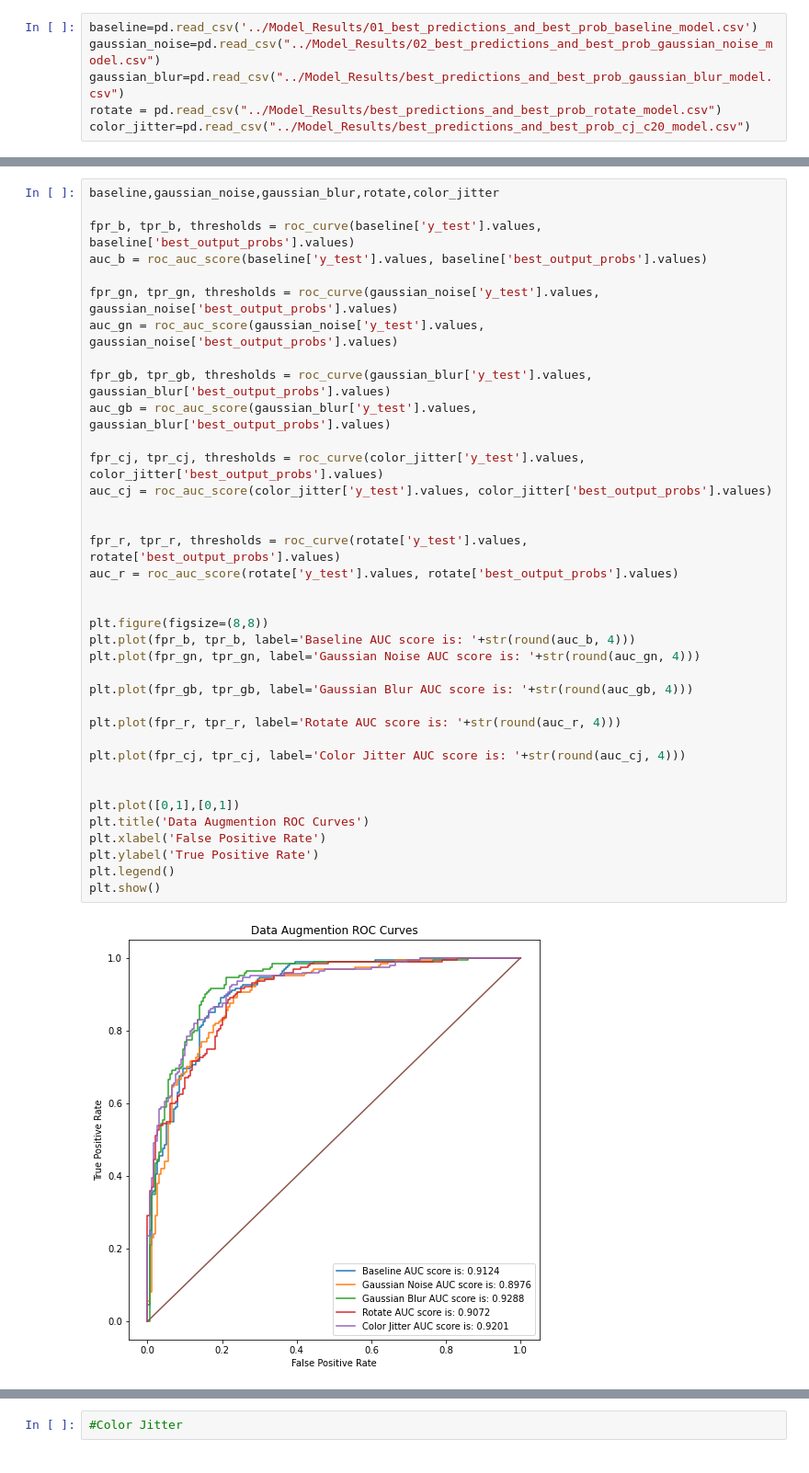
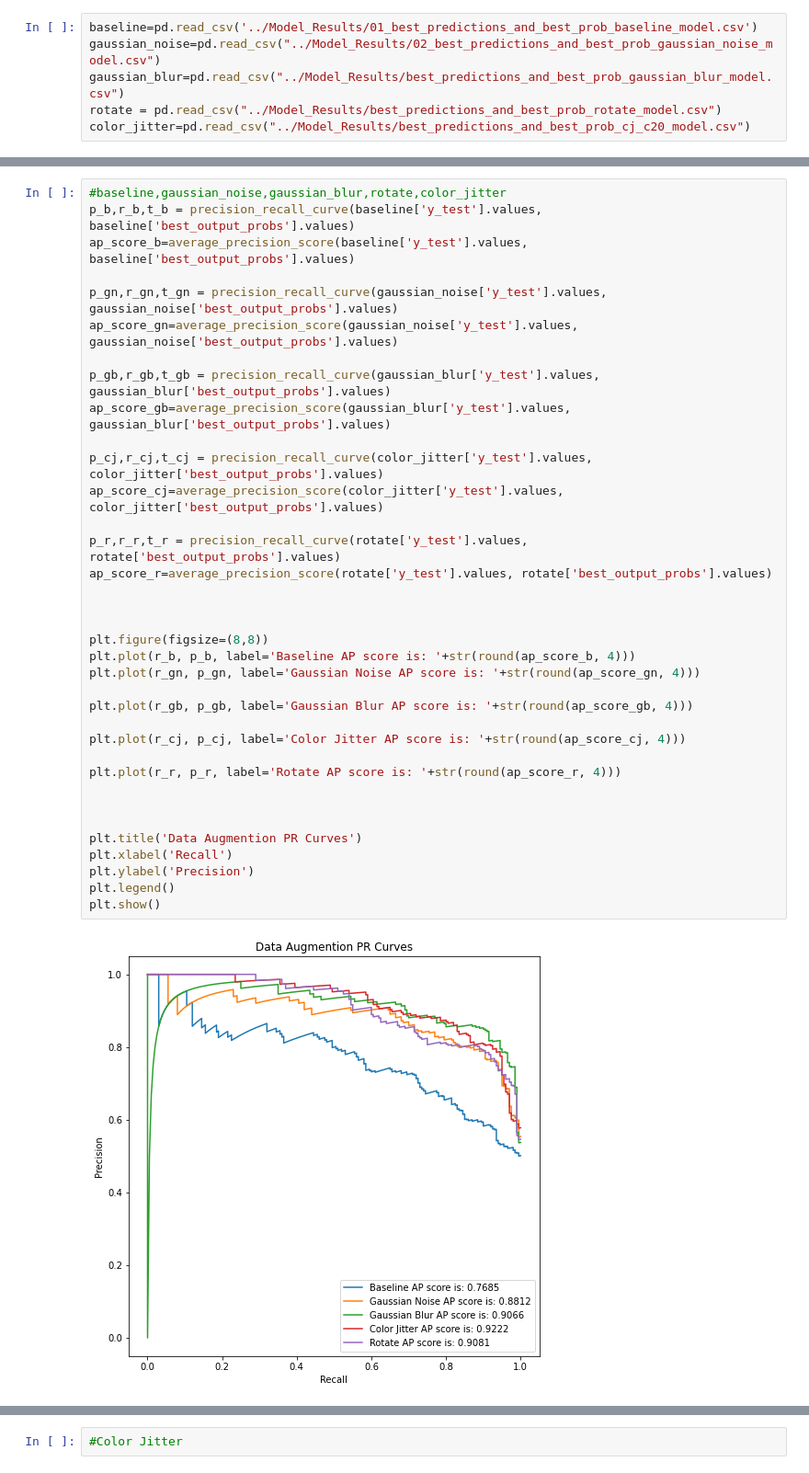
Before and after one commit to PranavM98/Medical_Image_Classification, a Jupyter notebook: Code/Model_Results.ipynb, the cells around one changed output, grey strips where cells are left out. Shown: that part at 92% size. Saved outputs shown, nothing was run; the diff lists cells and outputs as text.

```diff
--- a/Code/Model_Results.ipynb
+++ b/Code/Model_Results.ipynb
@@ -151,42 +179,41 @@ AUC:  0.920075
 # %%
-baseline,gaussian_noise,gaussian_blur,rotate,color_jitter
+#baseline,gaussian_noise,gaussian_blur,rotate,color_jitter
+p_b,r_b,t_b = precision_recall_curve(baseline['y_test'].values, baseline['best_output_probs'].values)
+ap_score_b=average_precision_score(baseline['y_test'].values, baseline['best_output_probs'].values)
 
-fpr_b, tpr_b, thresholds = roc_curve(baseline['y_test'].values, baseline['best_output_probs'].values)
-auc_b = roc_auc_score(baseline['y_test'].values, baseline['best_output_probs'].values)
+p_gn,r_gn,t_gn = precision_recall_curve(gaussian_noise['y_test'].values, gaussian_noise['best_output_probs'].values)
+ap_score_gn=average_precision_score(gaussian_noise['y_test'].values, gaussian_noise['best_output_probs'].values)
 
-fpr_gn, tpr_gn, thresholds = roc_curve(gaussian_noise['y_test'].values, gaussian_noise['best_output_probs'].values)
-auc_gn = roc_auc_score(gaussian_noise['y_test'].values, gaussian_noise['best_output_probs'].values)
+p_gb,r_gb,t_gb = precision_recall_curve(gaussian_blur['y_test'].values, gaussian_blur['best_output_probs'].values)
+ap_score_gb=average_precision_score(gaussian_blur['y_test'].values, gaussian_blur['best_output_probs'].values)
 
-fpr_gb, tpr_gb, thresholds = roc_curve(gaussian_blur['y_test'].values, gaussian_blur['best_output_probs'].values)
-auc_gb = roc_auc_score(gaussian_blur['y_test'].values, gaussian_blur['best_output_probs'].values)
+p_cj,r_cj,t_cj = precision_recall_curve(color_jitter['y_test'].values, color_jitter['best_output_probs'].values)
+ap_score_cj=average_precision_score(color_jitter['y_test'].values, color_jitter['best_output_probs'].values)
 
-fpr_cj, tpr_cj, thresholds = roc_curve(color_jitter['y_test'].values, color_jitter['best_output_probs'].values)
-auc_cj = roc_auc_score(color_jitter['y_test'].values, color_jitter['best_output_probs'].values)
+p_r,r_r,t_r = precision_recall_curve(rotate['y_test'].values, rotate['best_output_probs'].values)
+ap_score_r=average_precision_score(rotate['y_test'].values, rotate['best_output_probs'].values)
 
-
-fpr_r, tpr_r, thresholds = roc_curve(rotate['y_test'].values, rotate['best_output_probs'].values)
-auc_r = roc_auc_score(rotate['y_test'].values, rotate['best_output_probs'].values)
 
 
 plt.figure(figsize=(8,8))
-plt.plot(fpr_b, tpr_b, label='Baseline AUC score is: '+str(round(auc_b, 4)))
-plt.plot(fpr_gn, tpr_gn, label='Gaussian Noise AUC score is: '+str(round(auc_gn, 4)))
+plt.plot(r_b, p_b, label='Baseline AP score is: '+str(round(ap_score_b, 4)))
+plt.plot(r_gn, p_gn, label='Gaussian Noise AP score is: '+str(round(ap_score_gn, 4)))
 
-plt.plot(fpr_gb, tpr_gb, label='Gaussian Blur AUC score is: '+str(round(auc_gb, 4)))
+plt.plot(r_gb, p_gb, label='Gaussian Blur AP score is: '+str(round(ap_score_gb, 4)))
 
-plt.plot(fpr_r, tpr_r, label='Rotate AUC score is: '+str(round(auc_r, 4)))
+plt.plot(r_cj, p_cj, label='Color Jitter AP score is: '+str(round(ap_score_cj, 4)))
 
-plt.plot(fpr_cj, tpr_cj, label='Color Jitter AUC score is: '+str(round(auc_cj, 4)))
+plt.plot(r_r, p_r, label='Rotate AP score is: '+str(round(ap_score_r, 4)))
 
 
-plt.plot([0,1],[0,1])
-plt.title('Data Augmention ROC Curves')
-plt.xlabel('False Positive Rate')
-plt.ylabel('True Positive Rate')
+
+plt.title('Data Augmention PR Curves')
+plt.xlabel('Recall')
+plt.ylabel('Precision')
 plt.legend()
 plt.show()
 # %% [output]
-[figure, old version]
+[figure, new version]
 # %%
 df
 # %% [output]
```
Also changed, not shown: parts of 5 cells of this notebook.
